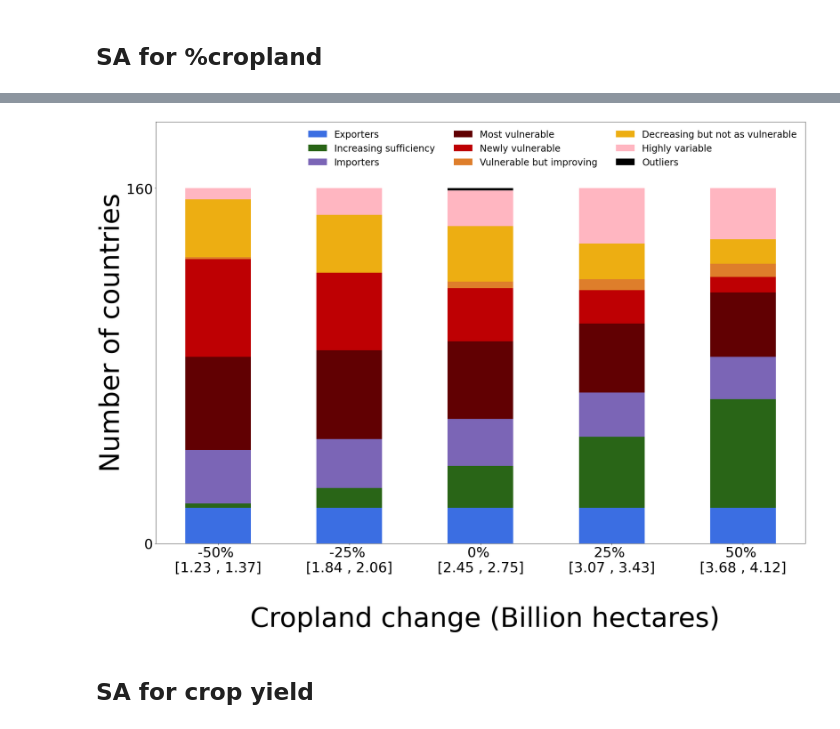
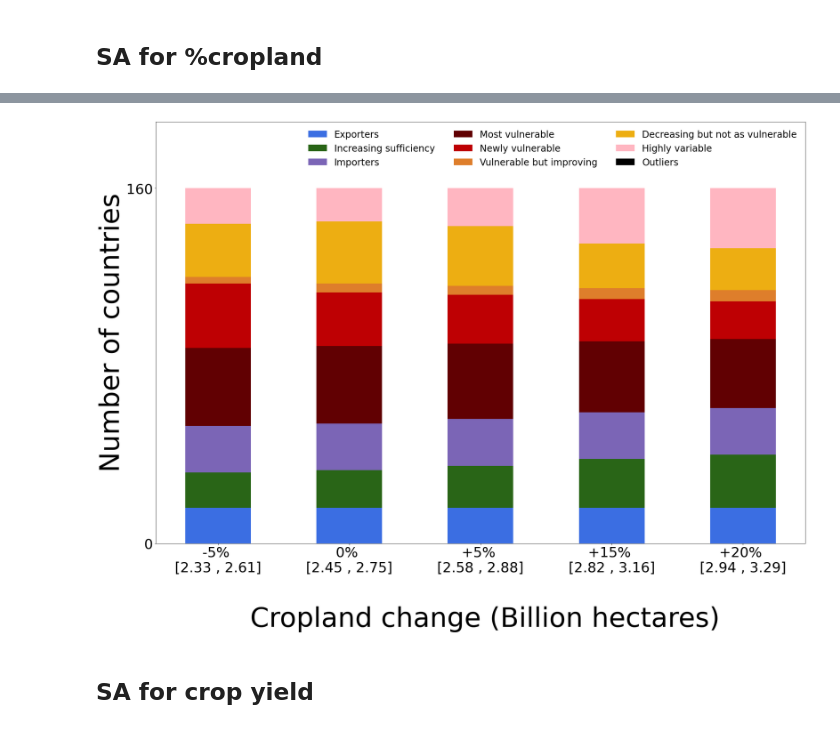
Before and after one commit to charlottegiseleweil/future-food-sufficiency, a Jupyter notebook: sufficiencies/SA_MC_caloric_sufficiency.ipynb, the cells around one changed output, grey strips where cells are left out. Drawn from its saved outputs; the diff is of its cells as text; code cells hidden in the pictures.

```diff
--- a/sufficiencies/SA_MC_caloric_sufficiency.ipynb
+++ b/sufficiencies/SA_MC_caloric_sufficiency.ipynb
@@ -170,7 +170,7 @@ def cal_suff(X, cntry=None, year=2050, food_waste=.19, diet=.19, feed_food_facto
     food = perc_food * prod
     feed_now_food = 0.
     if cntry in LS_2000_df.ISO3.unique():
-        LS = LS_2000_df[LS_2000_df.ISO3==cntry]['LS2000_percapita'].values * get_population(X, year=2000)
+        LS = LS_2000_df[LS_2000_df.ISO3==cntry]['LS2000_percapita'].values[0] * get_population(X, year=2000)
 
     else:
         LS = (1.1483e15*1e3)  * get_population(X, year=2000) / 5976296907
@@ -673,17 +724,17 @@ all_counts_pop[0]
 # %%
 from decimal import Decimal
 
-values = [.5, .75, 1., 1.25, 1.5]
+values = [1.45, 1.53, 1.58, 1.64, 1.72]
 pops = []
 data_path = 'outputs/compare/'
 
 for i in range(5):
     df = pd.read_csv(data_path+'ssp'+str(i+1)+'_compare_new.csv')
-    pops.append(df['population_2050'].sum())
+    pops.append(df['population_2000'].sum())
 
 rng = []
 
 for v in values:
-    rng.append('[ %.2f'% min([pop*v/1e+9 for pop in pops])+' , '+ '%.2f' % max([pop*v/1e+9 for pop in pops])+']')
+    rng.append('%.2f'% min([pop*v/1e+9 for pop in pops]))
     print('%.2E' % Decimal(str(min([pop*v for pop in pops]))), '%.2E' % Decimal(str(max([pop*v for pop in pops]))))
 # %% [output]
@@ -758,7 +826,9 @@ suffices = []
 all_counts = []
 
 diets = [.23, .21, .19, .20, .23]
-values = np.round(np.array([.5, .75, 1., 1.25, 1.5]), 2)
+cnty_diets = pd.read_csv('pctLS_SSPs_Bodirsky.csv', sep=';')[['Scenario', 'Region', '2050']].set_index('Scenario')
+
+values = np.round(np.array([.95, 1., 1.05, 1.15, 1.20]), 2)
 cat1 = []
 cat2 = []
 cat3 = []
@@ -825,10 +895,16 @@ for value in list(values):
         df_ssp = pd.read_csv(data_path+'ssp'+str(i+1)+'_compare_new.csv')
         for country in list(countries):
             df_dup = df_ssp[df_ssp['ISO3']==country].copy()
+
+            try:
+                my_diet = cnty_diets[cnty_diets['Region']==country]['2050']['ssp'+str(i+1)]
+            except:
+                my_diet = diets[i]
+
             df_dup['%cropland_2050'] = df_dup['%cropland_2050'].apply(lambda x: value * x)
 
             df_dup.loc[:, 'calories_2050'] = df_dup['%cropland_2050'] * df_dup['cal_per_ha_pred'] * df_dup['ha_per_pixel']
-            suffies.loc[suffies.ISO3==country, 'ssp'+str(i+1)] = cal_suff(df_dup, cntry=country, year=2050, diet=diets[i])
+            suffies.loc[suffies.ISO3==country, 'ssp'+str(i+1)] = cal_suff(df_dup, cntry=country, year=2050, diet=my_diet)
 
         suffies['ssp'+str(i+1)] = suffies['ssp'+str(i+1)].astype('float')
 
@@ -1005,7 +1070,9 @@ all_counts_crop[0]
 # %%
+from decimal import Decimal
+
 cropland_2000 = (df['%cropland_2000'] * df['ha_per_pixel']).sum()
 
-values = [.5, .75, 1., 1.25, 1.5]
+values = [.95, 1., 1.05, 1.15, 1.20]
 crops = []
 data_path = 'outputs/compare/'
 
@@ -1045,17 +1112,17 @@ cropland_2000 = (df['%cropland_2000'] * df['ha_per_pixel']).sum()
 header = ['Exporters', 'Increasing sufficiency', 'Importers', 'Most vulnerable', 'Newly vulnerable',
              'Vulnerable but improving', 'Decreasing but not as vulnerable', 'Highly variable', 'Outliers']
 
-values = [str(e) + '% \n' + str(r) for e, r in zip([-50 , -25, 0  , 25, 50], rng)]
+values = [str(e) + '% \n' + str(r) for e, r in zip(['-5' , '0', '+5'  , '+15', '+20'], rng)]
 
 cat1 = np.array([16, 16, 16, 16, 16])
-cat2 = np.array([2, 9, 19, 32, 49])
-cat3 = np.array([24, 22, 21, 20, 19])
-cat4 = np.array([42, 40, 35, 31, 29])
-cat5 = np.array([44, 35, 24, 15, 7])
-cat6 = np.array([1, 0, 3, 5, 6])
-cat7 = np.array([26, 26, 25, 16, 11])
-cat8 = np.array([5, 12, 16, 25, 23])
-cat9 = np.array([0, 0, 1, 0, 0])
+cat2 = np.array([16, 17, 19, 22, 24])
+cat3 = np.array([21, 21, 21, 21, 21])
+cat4 = np.array([35, 35, 34, 32, 31])
+cat5 = np.array([29, 24, 22, 19, 17])
+cat6 = np.array([3, 4, 4, 5, 5])
+cat7 = np.array([24, 28, 27, 20, 19])
+cat8 = np.array([16, 15, 17, 25, 27])
+cat9 = np.array([0, 0, 0, 0, 0])
 
 ind = np.arange(len(values))
 width = .5
@@ -1063,34 +1130,34 @@ matplotlib.rc('font', serif='Helvetica Neue')
 matplotlib.rc('text', usetex='false')
 matplotlib.rcParams.update({'font.size': 40})
 
 fig = matplotlib.pyplot.gcf()
 fig.set_size_inches(30, 20)
 plt.xticks(ind, values, fontsize=36)
 plt.xlabel('\n Cropland change (Billion hectares)', fontsize=70)
 plt.ylim([0,190])
 plt.yticks([0, 160],fontsize=36)
 plt.ylabel('Number of countries', fontsize=70)
 
 p1 = plt.bar(ind, cat1, width, color='#3B6EE2')
 p2 = plt.bar(ind, cat2, width, bottom=cat1, color='#296517')
 p3 = plt.bar(ind, cat3, width, bottom=cat1+cat2, color='#7B65B6')
 p4 = plt.bar(ind, cat4, width, bottom=cat1+cat2+cat3,
              color='#610002')
 p5 = plt.bar(ind, cat5, width, bottom=cat1+cat2+cat3+cat4, color='#BE0003')
 p6 = plt.bar(ind, cat6, width, bottom=cat1+cat2+cat3+cat4+cat5, color='#DE7E2B')
 p7 = plt.bar(ind, cat7, width, bottom=cat1+cat2+cat3+cat4+cat5+cat6, color='#EDAE12')
 p8 = plt.bar(ind, cat8, width, bottom=cat1+cat2+cat3+cat4+cat5+cat6+cat7,
              color='#FFB6C1')
 p9 = plt.bar(ind, cat9, width, bottom=cat1+cat2+cat3+cat4+cat5+cat6+cat7+cat8,
              color='black')
 
 
 plt.legend((p1[0], p2[0], p3[0], p4[0], p5[0], p6[0], p7[0], p8[0], p9[0]), (header[0], header[1], header[2], header[3], header[4],\
                                           header[5], header[6], header[7], header[8]), fontsize=24, ncol=3, framealpha=0, fancybox=True)
 # plt.title('Sensitivity analysis of caloric sufficiency w.r.t. population')
 plt.show()
 # %% [output]
-[figure, old version]
+[figure, new version]
 # %% [markdown]
 ## SA for crop yield
 # %%
```
Also changed, not shown: parts of 23 cells of this notebook.
